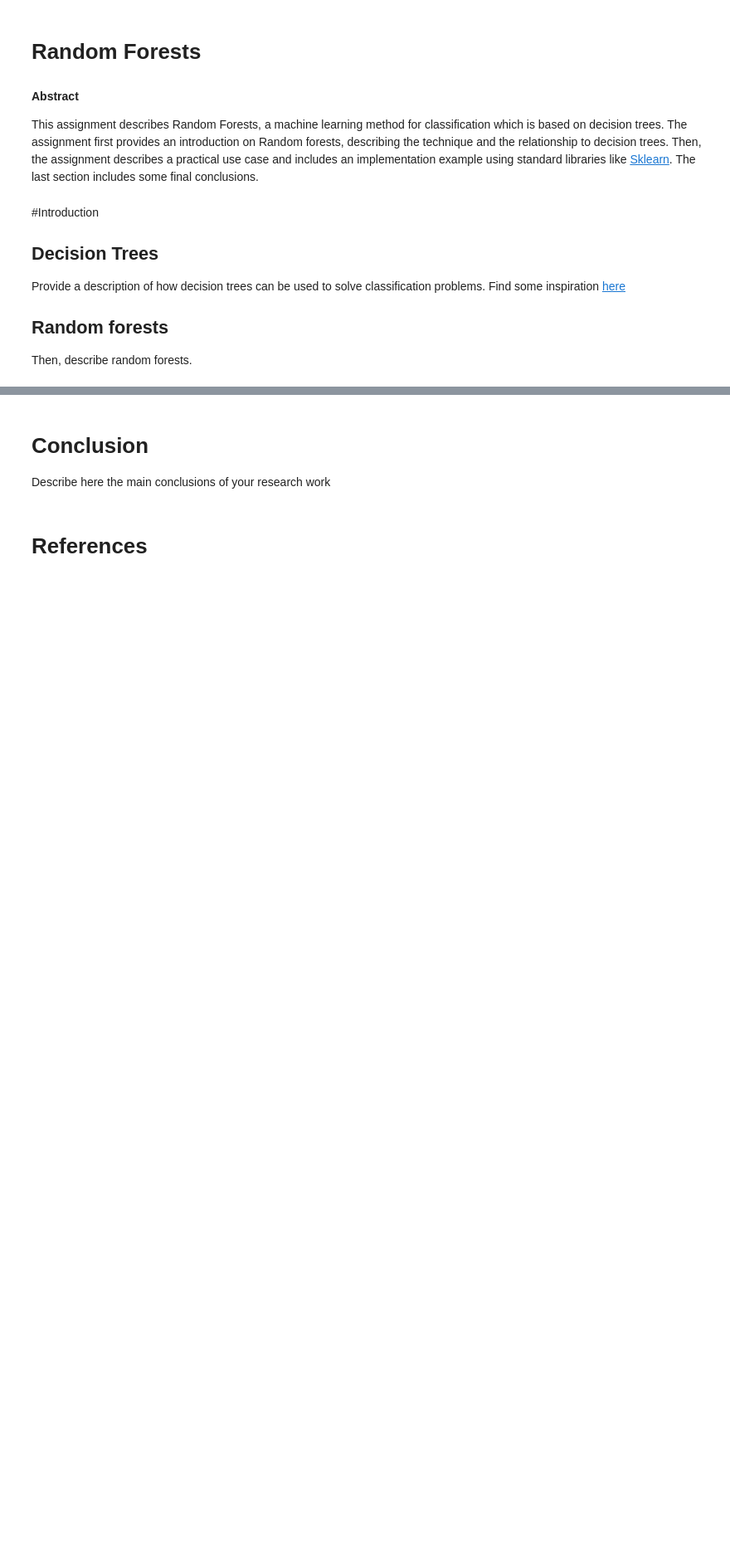
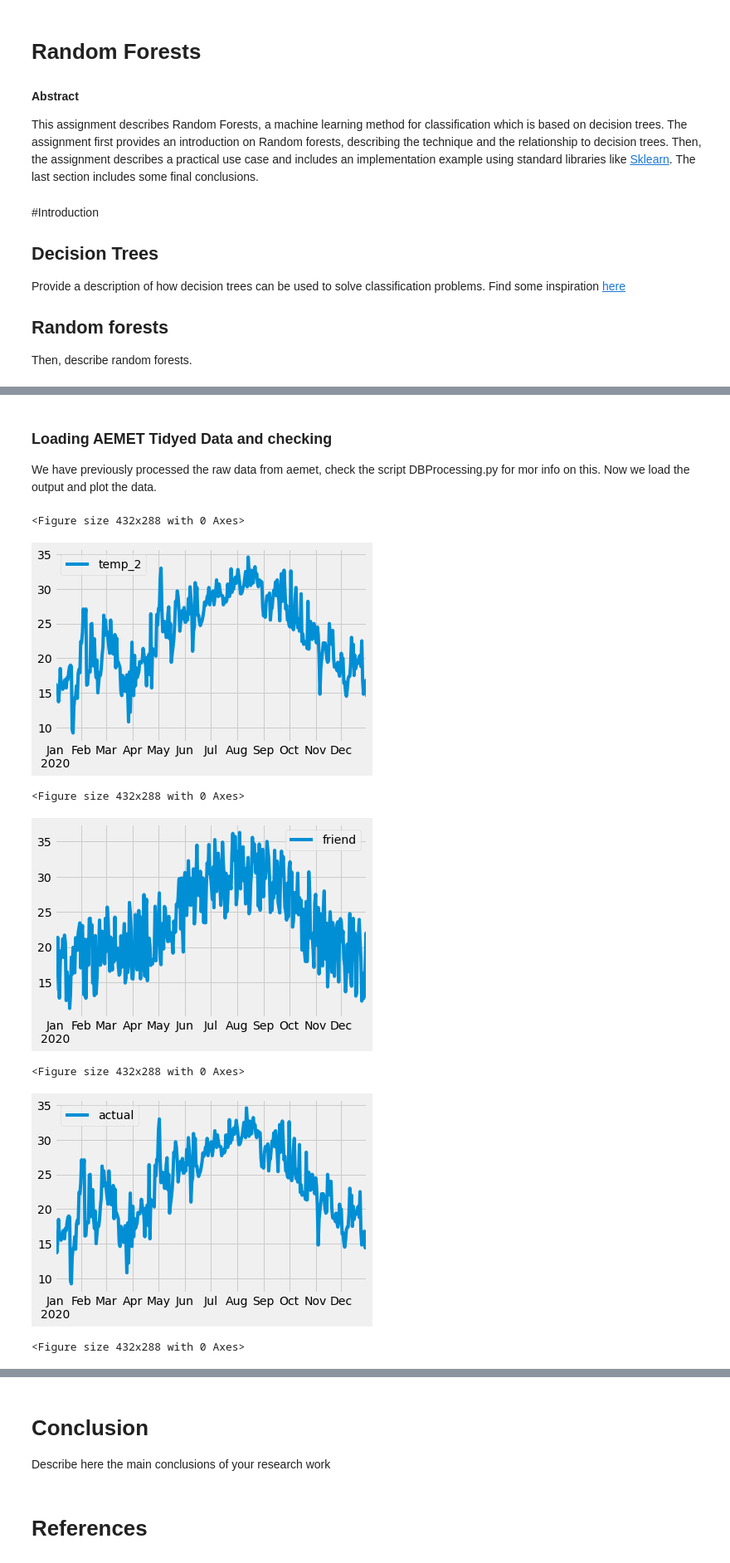
Before and after one commit to carolinagrcstvn/RFA_OR, a Jupyter notebook: RFA.ipynb, the cells around one changed output, grey strips where cells are left out. Shown at 83% size. Cells and saved outputs as stored; diff of their text form; code cells hidden in the pictures; blank space fills up the shorter version.

```diff
--- a/RFA.ipynb
+++ b/RFA.ipynb
@@ -18,0 +32,22 @@ Add code cells to show an implementation example using Python.
+# %% [markdown]
+### Loading AEMET Tidyed Data and checking
+We have previously processed the raw data from aemet, check the script DBProcessing.py for mor info on this.
+Now we load the output and plot the data.
+# %%
+features = pd.read_csv('aemet_db_tidy.csv')
+date_index = pd.date_range('01/02/2016', periods=features.shape[0], freq='D')
+features.index = date_index
+features_2020 = features.query("year == 2020")
+
+cols = ['temp_2', 'friend', 'actual', 'average']
+for col in cols:
+    plt.figure()
+    features_2020[[col]].plot()
+# %% [output]
+<Figure size 432x288 with 0 Axes>
+[figure, added]
+<Figure size 432x288 with 0 Axes>
+[figure, added]
+<Figure size 432x288 with 0 Axes>
+[figure, added]
+<Figure size 432x288 with 0 Axes>
```
Also changed, not shown: parts of 22 cells of this notebook, 8 other files.
